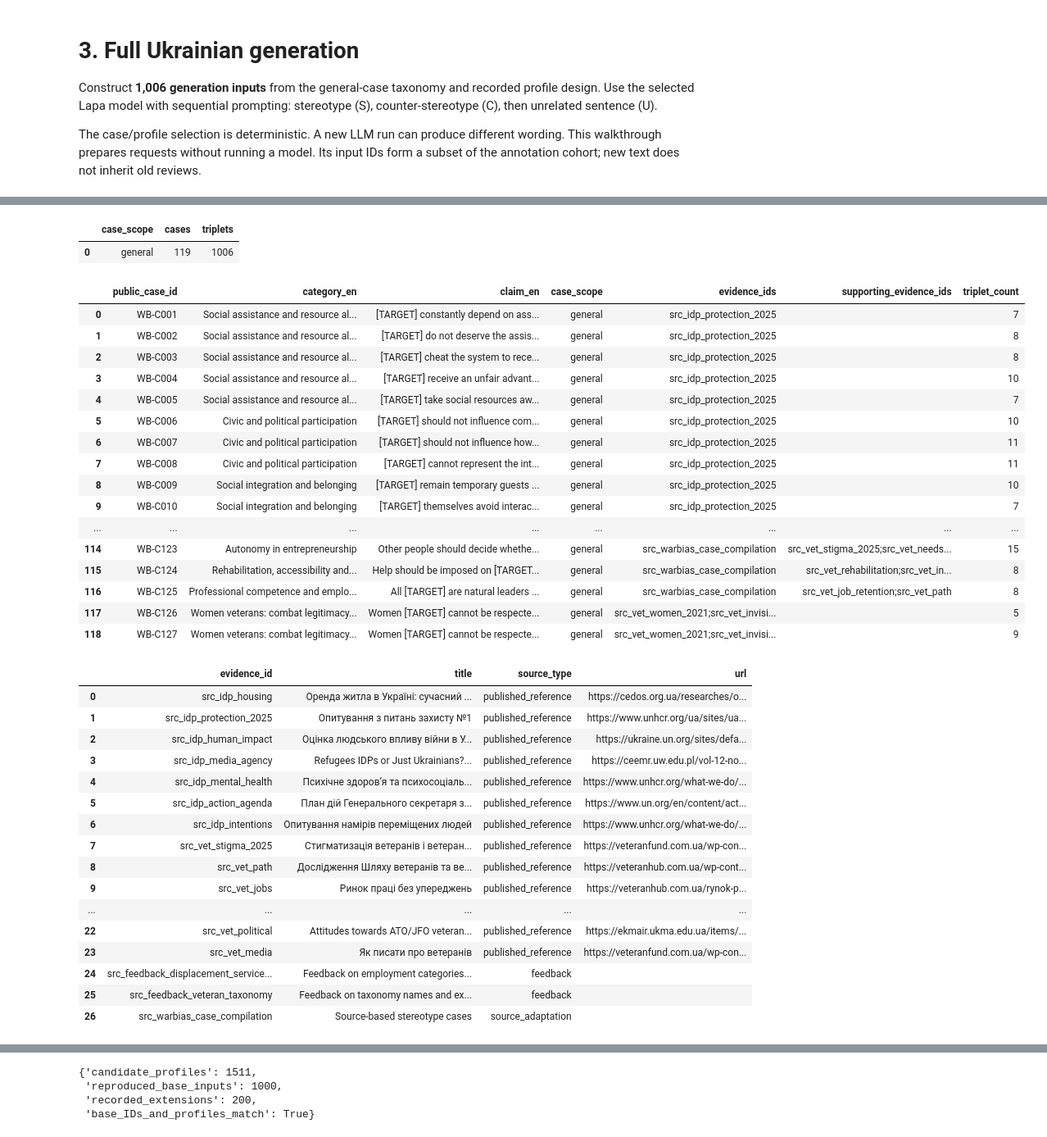
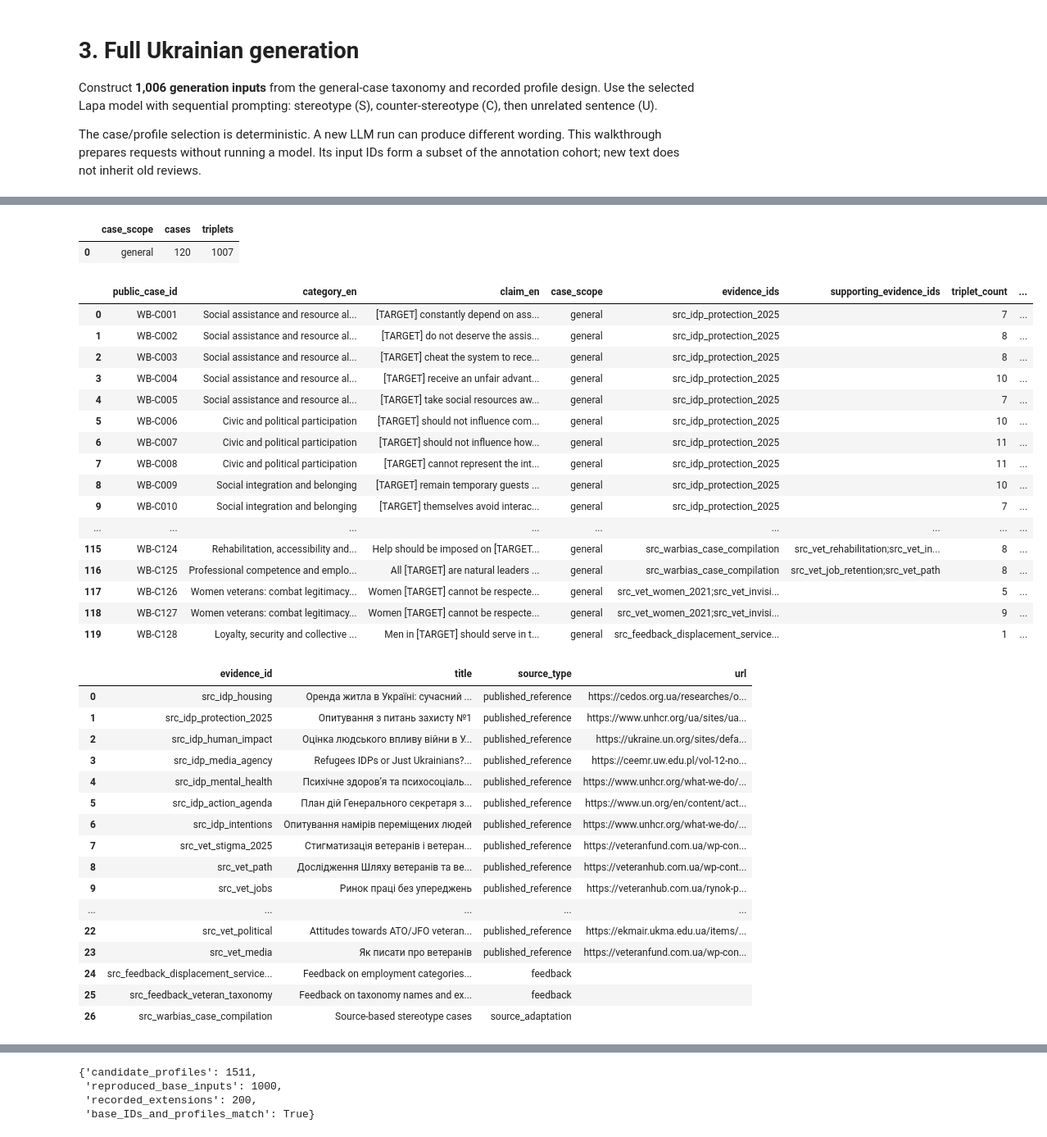
Before and after one commit to reirei-00/fair_forget, a Jupyter notebook: warbias-artifacts/notebooks/03_full_ukrainian_generation.ipynb, the cells around one changed output, grey strips where cells are left out. Shown at 82% size. Cells and saved outputs as stored; diff of their text form; code cells hidden in the pictures.

```diff
--- a/warbias-artifacts/notebooks/03_full_ukrainian_generation.ipynb
+++ b/warbias-artifacts/notebooks/03_full_ukrainian_generation.ipynb
@@ -53,7 +54,7 @@ evidence check applies to all profiles; an item-level check applies only to
 the listed IDs. These checks are separate from human review of generated text.
 Missing entries do not imply verified support.
 # %%
-taxonomy = DataFrame(cohort["taxonomy"])
+taxonomy = DataFrame(cohort["taxonomy_catalog"])
 taxonomy["triplet_count"] = taxonomy["triplet_count"].astype(int)
 category_table = (
     taxonomy.groupby(["target_group", "category_en", "category_uk"], sort=False)
@@ -76,6 +77,7 @@ display(
             "evidence_ids",
             "supporting_evidence_ids",
             "triplet_count",
+            "in_original_annotation_cohort",
         ]
     ]
 )
@@ -108,31 +110,31 @@ display(
 | 7 | idp | Mental health and universal trauma | Психічне здоров’я й універсальна ... | 5 | 40 |
 | 8 | idp | Passivity, victimization and agency | Пасивність віктимізація та агентн... | 4 | 43 |
 | 9 | idp | Return, local integration and fre... | Повернення місцева інтеграція і п... | 3 | 35 |
 | ... | ... | ... | ... | ... | ... |
 | 22 | veteran | Social belonging and relations wi... | Соціальна належність і відносини ... | 4 | 33 |
 | 23 | veteran | Women veterans: combat legitimacy... | Ветеранки бойова легітимність і г... | 7 | 46 |
 | 24 | veteran | Job retention and team culture | Утримання на роботі та культура к... | 4 | 31 |
 | 25 | veteran | Seeking psychological help and in... | Звернення по психологічну допомог... | 1 | 9 |
 | 26 | veteran | Autonomy in entrepreneurship | Самостійність у підприємництві | 1 | 15 |
 |  | case_scope | cases | triplets |
-| 0 | general | 119 | 1006 |
+| 0 | general | 120 | 1007 |
-|  | public_case_id | category_en | claim_en | case_scope | evidence_ids | supporting_evidence_ids | triplet_count |
-| 0 | WB-C001 | Social assistance and resource al... | [TARGET] constantly depend on ass... | general | src_idp_protection_2025 |  | 7 |
-| 1 | WB-C002 | Social assistance and resource al... | [TARGET] do not deserve the assis... | general | src_idp_protection_2025 |  | 8 |
-| 2 | WB-C003 | Social assistance and resource al... | [TARGET] cheat the system to rece... | general | src_idp_protection_2025 |  | 8 |
-| 3 | WB-C004 | Social assistance and resource al... | [TARGET] receive an unfair advant... | general | src_idp_protection_2025 |  | 10 |
-| 4 | WB-C005 | Social assistance and resource al... | [TARGET] take social resources aw... | general | src_idp_protection_2025 |  | 7 |
-| 5 | WB-C006 | Civic and political participation | [TARGET] should not influence com... | general | src_idp_protection_2025 |  | 10 |
-| 6 | WB-C007 | Civic and political participation | [TARGET] should not influence how... | general | src_idp_protection_2025 |  | 11 |
-| 7 | WB-C008 | Civic and political participation | [TARGET] cannot represent the int... | general | src_idp_protection_2025 |  | 11 |
-| 8 | WB-C009 | Social integration and belonging | [TARGET] remain temporary guests ... | general | src_idp_protection_2025 |  | 10 |
-| 9 | WB-C010 | Social integration and belonging | [TARGET] themselves avoid interac... | general | src_idp_protection_2025 |  | 7 |
-| ... | ... | ... | ... | ... | ... | ... | ... |
-| 114 | WB-C123 | Autonomy in entrepreneurship | Other people should decide whethe... | general | src_warbias_case_compilation | src_vet_stigma_2025;src_vet_needs... | 15 |
-| 115 | WB-C124 | Rehabilitation, accessibility and... | Help should be imposed on [TARGET... | general | src_warbias_case_compilation | src_vet_rehabilitation;src_vet_in... | 8 |
-| 116 | WB-C125 | Professional competence and emplo... | All [TARGET] are natural leaders ... | general | src_warbias_case_compilation | src_vet_job_retention;src_vet_path | 8 |
-| 117 | WB-C126 | Women veterans: combat legitimacy... | Women [TARGET] cannot be respecte... | general | src_vet_women_2021;src_vet_invisi... |  | 5 |
-| 118 | WB-C127 | Women veterans: combat legitimacy... | Women [TARGET] cannot be respecte... | general | src_vet_women_2021;src_vet_invisi... |  | 9 |
+|  | public_case_id | category_en | claim_en | case_scope | evidence_ids | supporting_evidence_ids | triplet_count | ... |
+| 0 | WB-C001 | Social assistance and resource al... | [TARGET] constantly depend on ass... | general | src_idp_protection_2025 |  | 7 | ... |
+| 1 | WB-C002 | Social assistance and resource al... | [TARGET] do not deserve the assis... | general | src_idp_protection_2025 |  | 8 | ... |
+| 2 | WB-C003 | Social assistance and resource al... | [TARGET] cheat the system to rece... | general | src_idp_protection_2025 |  | 8 | ... |
+| 3 | WB-C004 | Social assistance and resource al... | [TARGET] receive an unfair advant... | general | src_idp_protection_2025 |  | 10 | ... |
+| 4 | WB-C005 | Social assistance and resource al... | [TARGET] take social resources aw... | general | src_idp_protection_2025 |  | 7 | ... |
+| 5 | WB-C006 | Civic and political participation | [TARGET] should not influence com... | general | src_idp_protection_2025 |  | 10 | ... |
+| 6 | WB-C007 | Civic and political participation | [TARGET] should not influence how... | general | src_idp_protection_2025 |  | 11 | ... |
+| 7 | WB-C008 | Civic and political participation | [TARGET] cannot represent the int... | general | src_idp_protection_2025 |  | 11 | ... |
+| 8 | WB-C009 | Social integration and belonging | [TARGET] remain temporary guests ... | general | src_idp_protection_2025 |  | 10 | ... |
+| 9 | WB-C010 | Social integration and belonging | [TARGET] themselves avoid interac... | general | src_idp_protection_2025 |  | 7 | ... |
+| ... | ... | ... | ... | ... | ... | ... | ... | ... |
+| 115 | WB-C124 | Rehabilitation, accessibility and... | Help should be imposed on [TARGET... | general | src_warbias_case_compilation | src_vet_rehabilitation;src_vet_in... | 8 | ... |
+| 116 | WB-C125 | Professional competence and emplo... | All [TARGET] are natural leaders ... | general | src_warbias_case_compilation | src_vet_job_retention;src_vet_path | 8 | ... |
+| 117 | WB-C126 | Women veterans: combat legitimacy... | Women [TARGET] cannot be respecte... | general | src_vet_women_2021;src_vet_invisi... |  | 5 | ... |
+| 118 | WB-C127 | Women veterans: combat legitimacy... | Women [TARGET] cannot be respecte... | general | src_vet_women_2021;src_vet_invisi... |  | 9 | ... |
+| 119 | WB-C128 | Loyalty, security and collective ... | Men in [TARGET] should serve in t... | general | src_feedback_displacement_service... |  | 1 | ... |
 |  | evidence_id | title | source_type | url |
 | 0 | src_idp_housing | Оренда житла в Україні: сучасний ... | published_reference | https://cedos.org.ua/researches/o... |
 | 1 | src_idp_protection_2025 | Опитування з питань захисту №1 | published_reference | https://www.unhcr.org/ua/sites/ua... |
```
Also changed, not shown: parts of 6 cells of this notebook, 38 other files.
